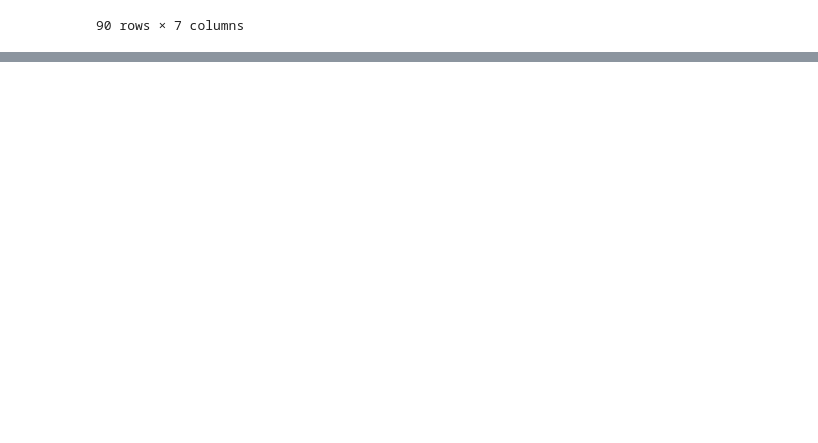
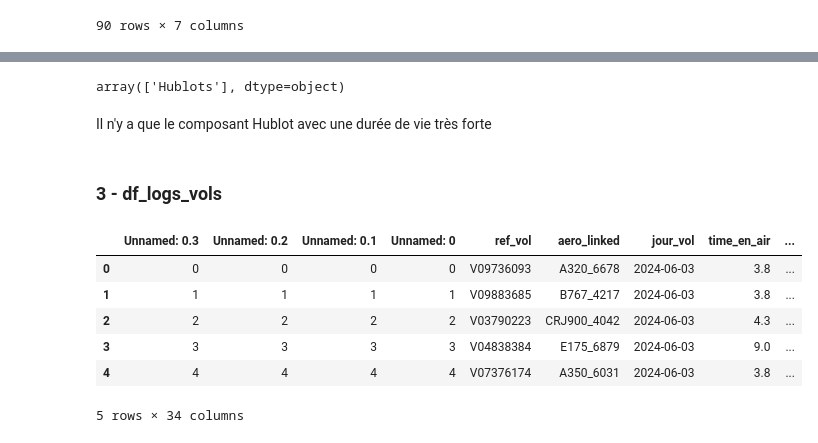
Before and after one commit to Dim2960/preventive_maintenance, a Jupyter notebook: Analyse_vz_prepa.ipynb, the cells around one changed output, grey strips where cells are left out. Cells and saved outputs as stored; diff of their text form; code cells hidden in the pictures; blank space fills up the shorter version.

```diff
--- a/Analyse_vz_prepa.ipynb
+++ b/Analyse_vz_prepa.ipynb
@@ -293,0 +395,19 @@ df_composants.head()
+# %%
+# affichage des description différentes
+outliers['desc'].unique()
+# %% [output]
+array(['Hublots'], dtype=object)
+# %% [markdown]
+Il n'y a que le composant Hublot avec une durée de vie très forte
+# %% [markdown]
+### 3 - df_logs_vols
+# %%
+df_logs_vols.head()
+# %% [output]
+|  | Unnamed: 0.3 | Unnamed: 0.2 | Unnamed: 0.1 | Unnamed: 0 | ref_vol | aero_linked | jour_vol | time_en_air | ... |
+| 0 | 0 | 0 | 0 | 0 | V09736093 | A320_6678 | 2024-06-03 | 3.8 | ... |
+| 1 | 1 | 1 | 1 | 1 | V09883685 | B767_4217 | 2024-06-03 | 3.8 | ... |
+| 2 | 2 | 2 | 2 | 2 | V03790223 | CRJ900_4042 | 2024-06-03 | 4.3 | ... |
+| 3 | 3 | 3 | 3 | 3 | V04838384 | E175_6879 | 2024-06-03 | 9.0 | ... |
+| 4 | 4 | 4 | 4 | 4 | V07376174 | A350_6031 | 2024-06-03 | 3.8 | ... |
+5 rows × 34 columns
```
Also changed, not shown: parts of 6 cells of this notebook, 1 other file.
